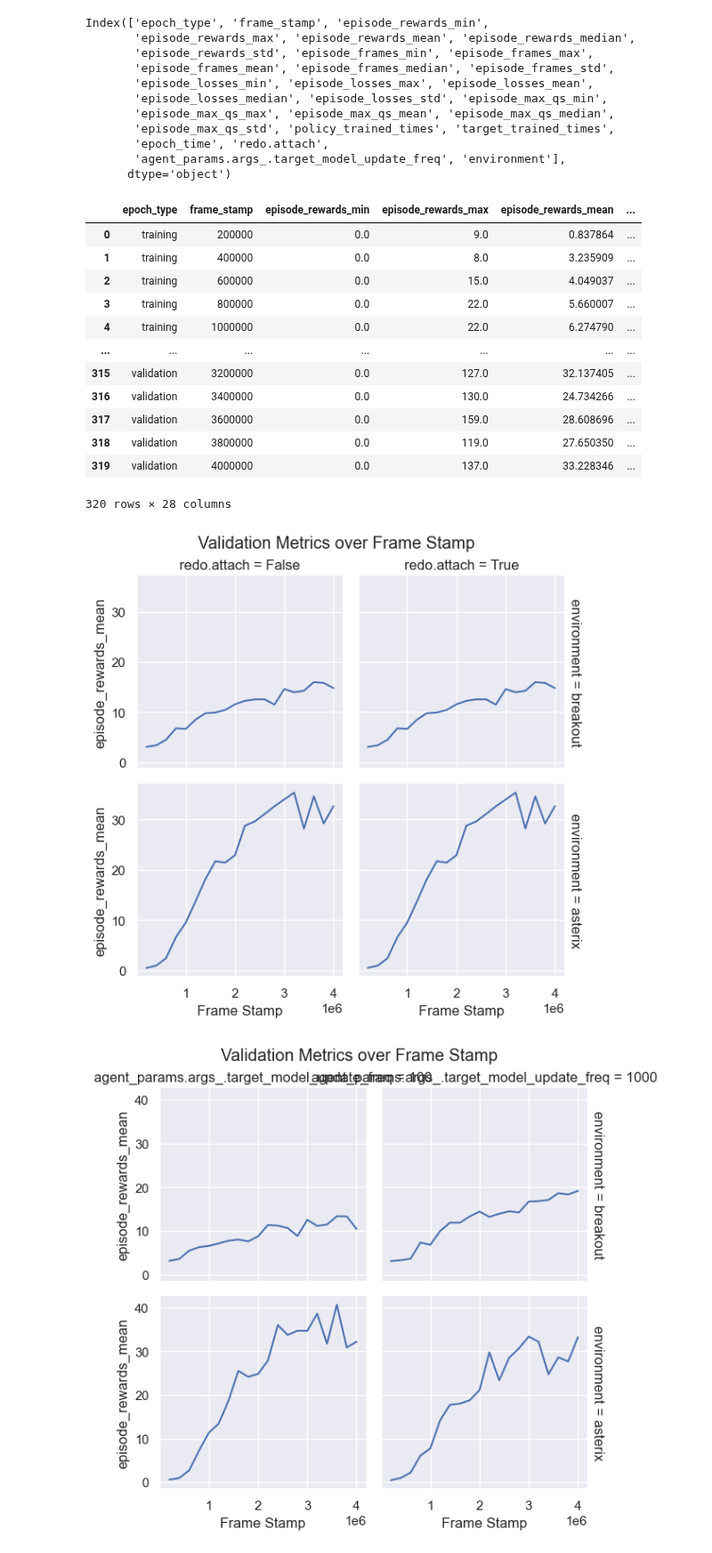
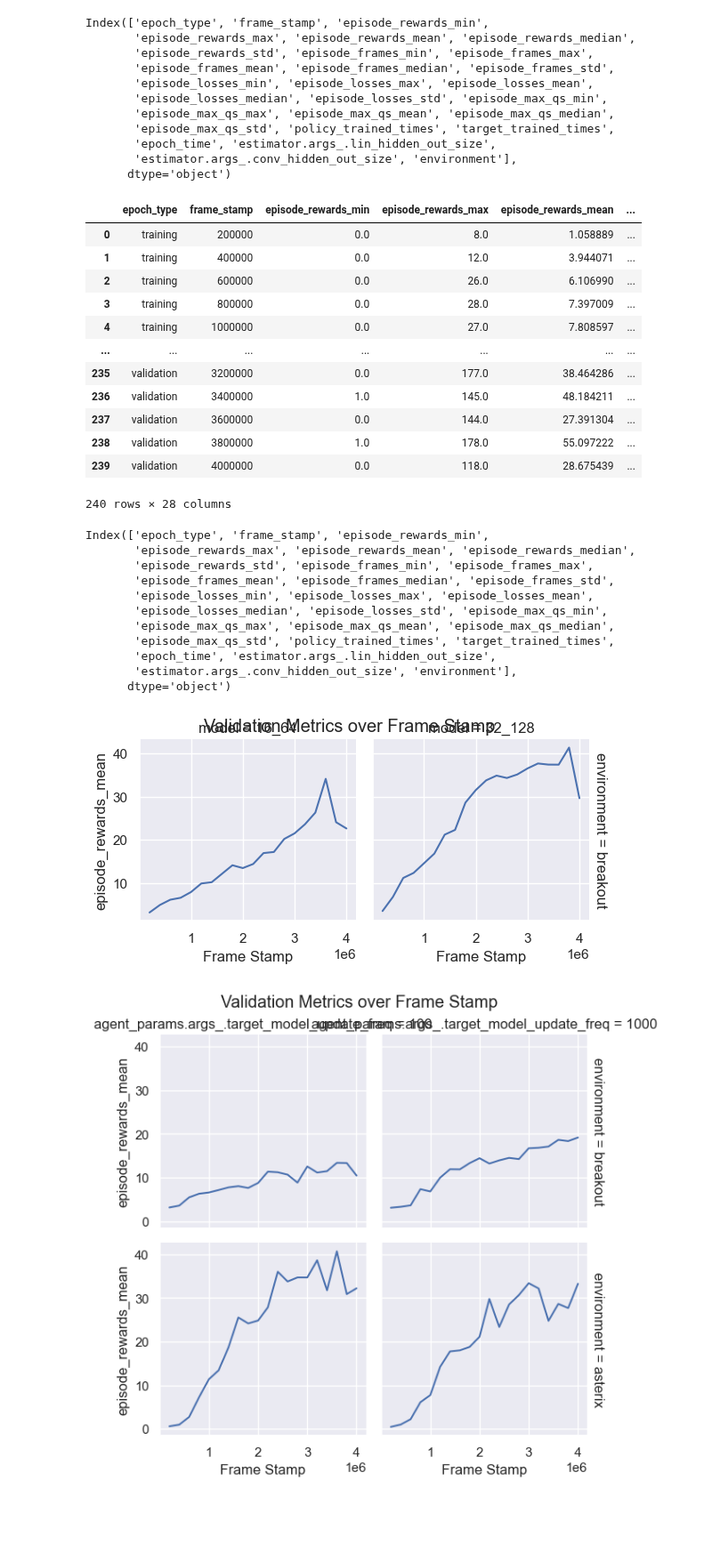
Before and after one commit to mariusdgm/minatar_work, a Jupyter notebook: experiments/training/training_without_redo/2023_11_25_results_investigation.ipynb, the cells around one changed output. Shown at 89% size. Drawn from its saved outputs; the diff is of its cells as text; code cells hidden in the pictures; blank space fills up the shorter version.

Commit message:
starting redo experiment again

```diff
--- a/experiments/training/training_without_redo/2023_11_25_results_investigation.ipynb
+++ b/experiments/training/training_without_redo/2023_11_25_results_investigation.ipynb
@@ -105,7 +105,7 @@ def flatten(d, parent_key="", sep="_"):
     return dict(items)
 # %%
 df = process_experiment(
-    r"D:\Work\repos\RL\minatar_work\experiments\training\training_with_redo\results\2023Nov24-190816_configs"
+    r"D:\Work\repos\RL\minatar_work\experiments\training\training_without_redo\results\2023Nov27-105347_configs"
 )
 df.columns
 # %% [output]
@@ -117,52 +117,68 @@ Index(['epoch_type', 'frame_stamp', 'episode_rewards_min',
        'episode_losses_median', 'episode_losses_std', 'episode_max_qs_min',
        'episode_max_qs_max', 'episode_max_qs_mean', 'episode_max_qs_median',
        'episode_max_qs_std', 'policy_trained_times', 'target_trained_times',
-       'epoch_time', 'redo.attach',
-       'agent_params.args_.target_model_update_freq', 'environment'],
+       'epoch_time', 'estimator.args_.lin_hidden_out_size',
+       'estimator.args_.conv_hidden_out_size', 'environment'],
       dtype='object')
 # %%
 df
 # %% [output]
 |  | epoch_type | frame_stamp | episode_rewards_min | episode_rewards_max | episode_rewards_mean | ... |
-| 0 | training | 200000 | 0.0 | 9.0 | 0.837864 | ... |
-| 1 | training | 400000 | 0.0 | 8.0 | 3.235909 | ... |
-| 2 | training | 600000 | 0.0 | 15.0 | 4.049037 | ... |
-| 3 | training | 800000 | 0.0 | 22.0 | 5.660007 | ... |
-| 4 | training | 1000000 | 0.0 | 22.0 | 6.274790 | ... |
+| 0 | training | 200000 | 0.0 | 8.0 | 1.058889 | ... |
+| 1 | training | 400000 | 0.0 | 12.0 | 3.944071 | ... |
+| 2 | training | 600000 | 0.0 | 26.0 | 6.106990 | ... |
+| 3 | training | 800000 | 0.0 | 28.0 | 7.397009 | ... |
+| 4 | training | 1000000 | 0.0 | 27.0 | 7.808597 | ... |
 | ... | ... | ... | ... | ... | ... | ... |
-| 315 | validation | 3200000 | 0.0 | 127.0 | 32.137405 | ... |
-| 316 | validation | 3400000 | 0.0 | 130.0 | 24.734266 | ... |
-| 317 | validation | 3600000 | 0.0 | 159.0 | 28.608696 | ... |
-| 318 | validation | 3800000 | 0.0 | 119.0 | 27.650350 | ... |
-| 319 | validation | 4000000 | 0.0 | 137.0 | 33.228346 | ... |
+| 235 | validation | 3200000 | 0.0 | 177.0 | 38.464286 | ... |
+| 236 | validation | 3400000 | 1.0 | 145.0 | 48.184211 | ... |
+| 237 | validation | 3600000 | 0.0 | 144.0 | 27.391304 | ... |
+| 238 | validation | 3800000 | 1.0 | 178.0 | 55.097222 | ... |
+| 239 | validation | 4000000 | 0.0 | 118.0 | 28.675439 | ... |
-320 rows × 28 columns
+240 rows × 28 columns
+# %%
+df.columns
+# %% [output]
+Index(['epoch_type', 'frame_stamp', 'episode_rewards_min',
+       'episode_rewards_max', 'episode_rewards_mean', 'episode_rewards_median',
+       'episode_rewards_std', 'episode_frames_min', 'episode_frames_max',
+       'episode_frames_mean', 'episode_frames_median', 'episode_frames_std',
+       'episode_losses_min', 'episode_losses_max', 'episode_losses_mean',
+       'episode_losses_median', 'episode_losses_std', 'episode_max_qs_min',
+       'episode_max_qs_max', 'episode_max_qs_mean', 'episode_max_qs_median',
+       'episode_max_qs_std', 'policy_trained_times', 'target_trained_times',
+       'epoch_time', 'estimator.args_.lin_hidden_out_size',
+       'estimator.args_.conv_hidden_out_size', 'environment'],
+      dtype='object')
+# %%
+df["model"] = df["estimator.args_.conv_hidden_out_size"] + "_" + df["estimator.args_.lin_hidden_out_size"]
 # %%
 import matplotlib.pyplot as plt
 import seaborn as sns
 sns.set()
 
 # Assuming 'df' is your DataFrame
 # Filter for rows where epoch_type is 'validation'
 validation_df = df[df['epoch_type'] == 'validation']
 
 # Define your selected_metric and selected_var
 selected_metric = 'episode_rewards_mean'
-selected_var = 'redo.redo_freq'
+selected_var = 'model'
 
 # Create the FacetGrid
 g = sns.FacetGrid(validation_df, row='environment', col=selected_var, margin_titles=True, height=3)
 g.map(sns.lineplot, 'frame_stamp', selected_metric, ci=None)
 
 # Optional: Adjust the plot's aesthetics
 g.set_axis_labels('Frame Stamp', selected_metric)
 g.add_legend()
 plt.subplots_adjust(top=0.9)
 g.fig.suptitle('Validation Metrics over Frame Stamp')
 
 # Show the plot
 plt.show()
 # %% [output]
-[figure, old version]
+[figure, new version]
 # %%
 import matplotlib.pyplot as plt
 import seaborn as sns
```
Also changed, not shown: parts of 1 cell of this notebook, 4 other files.
